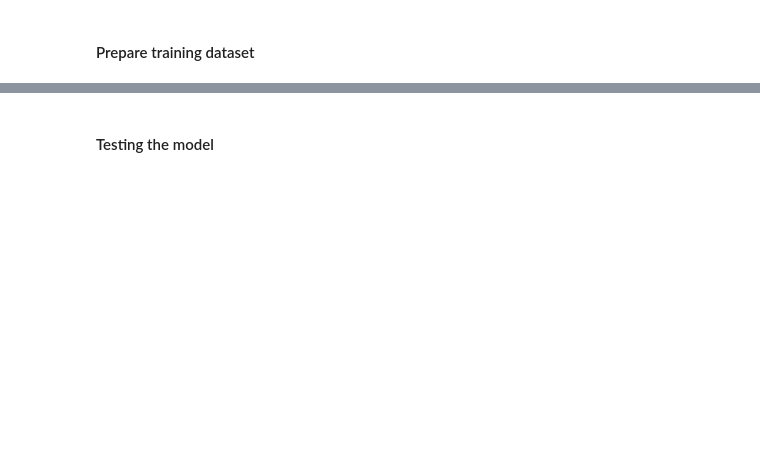
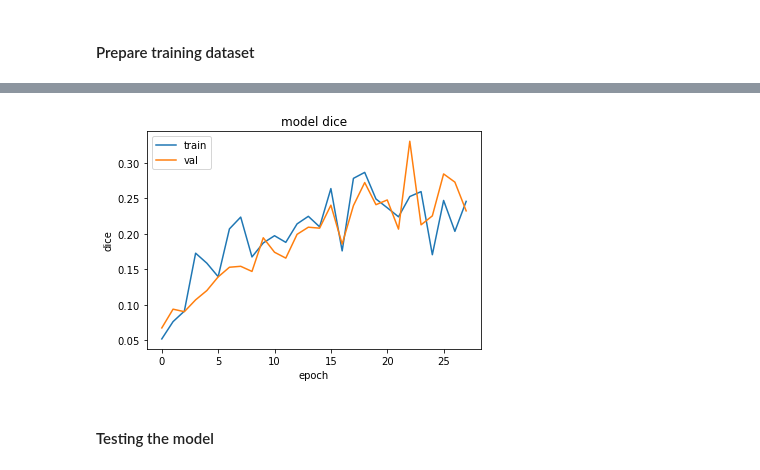
Before and after one commit to perseusf/larynx_NN_model, a Jupyter notebook: main.ipynb, the cells around one changed output, grey strips where cells are left out. Cells and saved outputs as stored; diff of their text form; code cells hidden in the pictures; blank space fills up the shorter version.

```diff
--- a/main.ipynb
+++ b/main.ipynb
@@ -61,3 +117,15 @@ history = model.fit(training_dataset,
+# %%
+import matplotlib.pyplot as plt
+
+plt.plot(history.history['dice_coefficient'])
+plt.plot(history.history['val_dice_coefficient'])
+plt.title('model dice')
+plt.ylabel('dice')
+plt.xlabel('epoch')
+plt.legend(['train', 'val'], loc='upper left')
+plt.show()
+# %% [output]
+[figure, added]
 # %% [markdown]
 #### Testing the model
 # %%
```
Also changed, not shown: parts of 14 cells of this notebook, 6 other files.
